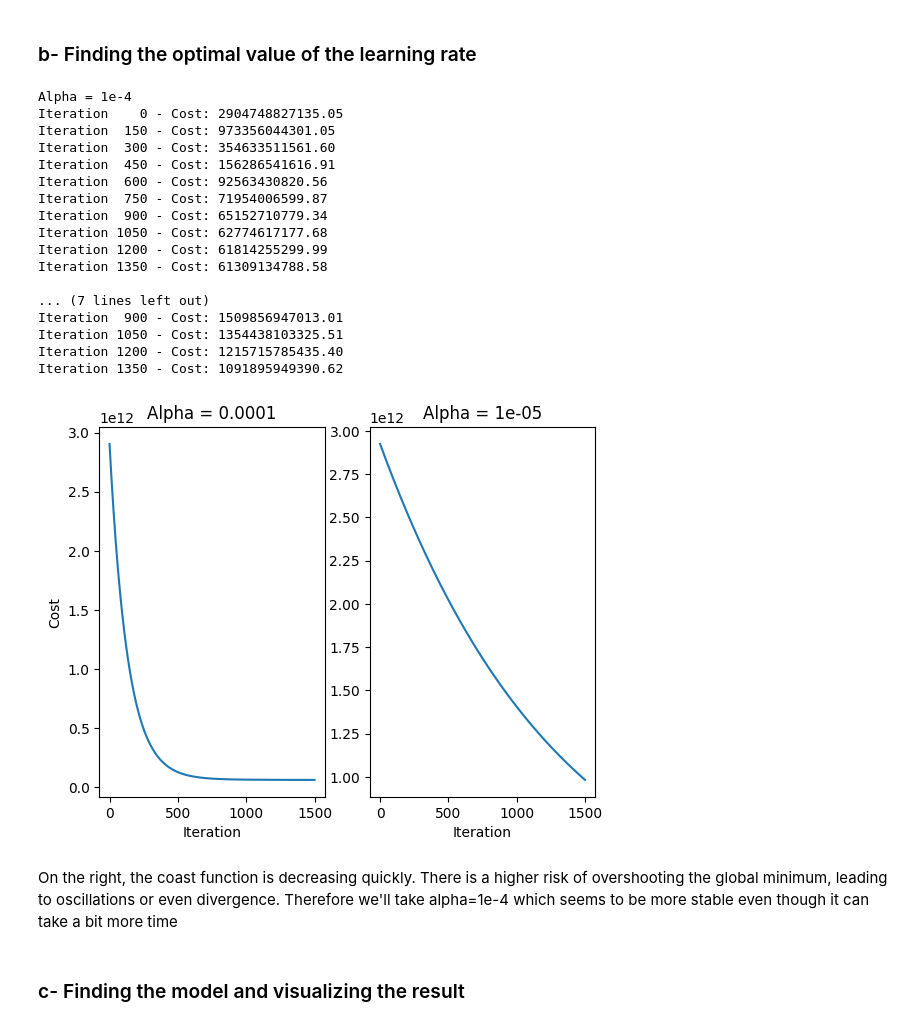
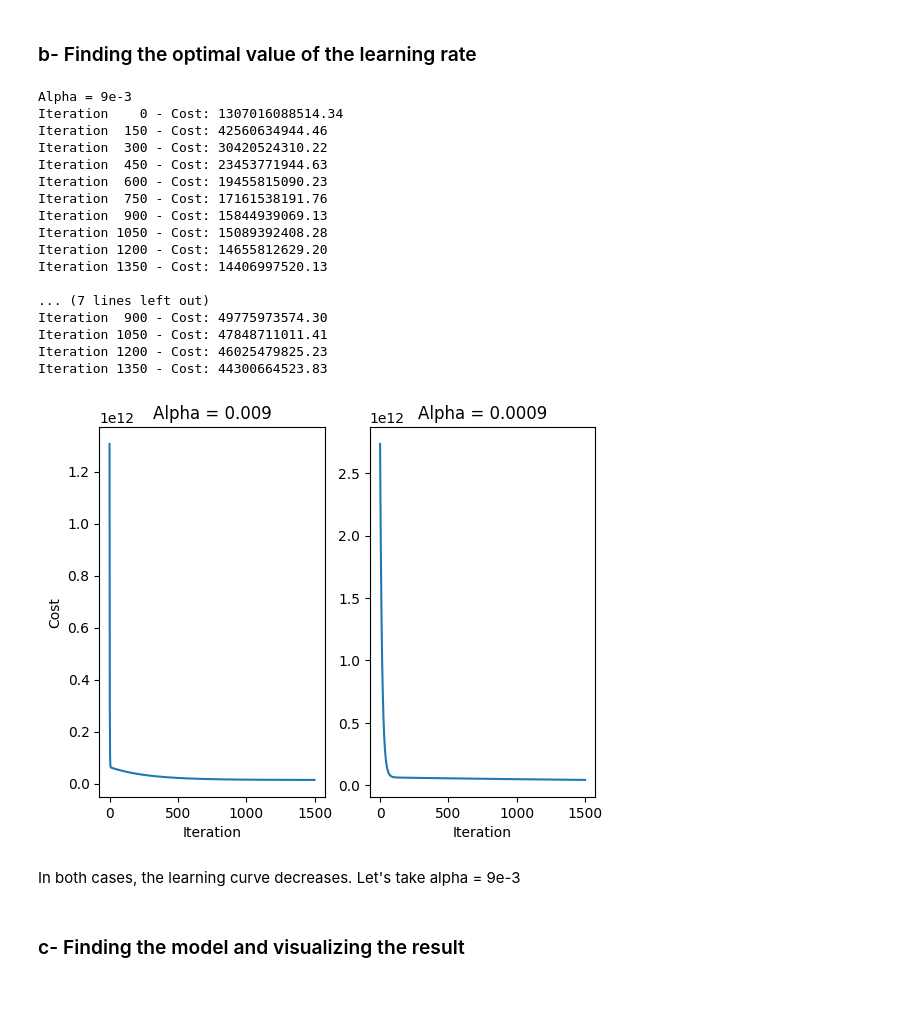
Before and after one commit to mathoxy/SALARY-PREDICTION, a Jupyter notebook: salary_prediction.ipynb, the cells around one changed output. Saved outputs shown, nothing was run; the diff lists cells and outputs as text; code cells hidden in the pictures; blank space fills up the shorter version.

```diff
--- a/salary_prediction.ipynb
+++ b/salary_prediction.ipynb
@@ -131,9 +131,8 @@ def gradient_descent(x, y, w_in, b_in, alpha, num_iters):
     return: the final weight, the final bias, the cost at each iteration, the weights at each iteration
     """
 
-    # An array to store cost J and w's at each iteration — primarily for graphing later
+    # An array to store cost J at each iteration — primarily for graphing later
     J_history = []
-    w_history = []
     w = copy.deepcopy(w_in)  #avoid modifying global w within function
     b = b_in
 
@@ -148,58 +147,54 @@ def gradient_descent(x, y, w_in, b_in, alpha, num_iters):
         # Save the cost J at each iteration
         if i < 10000:    # prevent memory overflow
             J_history.append(compute_cost(x, y, w, b))
-            w_history.append(w)
 
         # Print cost every at intervels 10 times or as many iteration if < 10
         if i % math.ceil(num_iters/10) == 0:
             print(f"Iteration {i:4} - Cost: {J_history[-1]:8.2f}")
 
-    return w, b, J_history, w_history
+    return w, b, J_history
 # %% [markdown]
 ### b- Finding the optimal value of the learning rate
 # %%
-# Trying alpha = 1e-4 and alpha = 1e-5 for number of iterations = 1500
+# Trying alpha = 9e-3 and alpha = 9e-4 for number of iterations = 1500
 j_history = []
-w_history = []
-print("Alpha = 1e-4")
-result = gradient_descent(x_train, y_train, 0, 0, 1e-4, 1500)
+print("Alpha = 9e-3")
+result = gradient_descent(x_train, y_train, 0, 0, 9e-3, 1500)
 j_history.append(result[2])
-w_history.append(result[3])
 
-print("\nAlpha = 1e-5")
-result = gradient_descent(x_train, y_train, 0, 0, 1e-5, 1500)
+print("\nAlpha = 1e-2")
+result = gradient_descent(x_train, y_train, 0, 0, 9e-4, 1500)
 j_history.append(result[2])
-w_history.append(result[3])
 
 # Plotting the cost function
 _, ax = plt.subplots(1, 2)
 for i in range(2):
     ax[i].plot(j_history[i])
     ax[i].set_xlabel("Iteration")
-    ax[i].set_title(f"Alpha = {1e-4 if i == 0 else 1e-5}")
+    ax[i].set_title(f"Alpha = {9e-3 if i == 0 else 9e-4}")
 ax[0].set_ylabel("Cost")
 plt.show()
 # %% [output]
-Alpha = 1e-4
-Iteration    0 - Cost: 2904748827135.05
-Iteration  150 - Cost: 973356044301.05
-Iteration  300 - Cost: 354633511561.60
-Iteration  450 - Cost: 156286541616.91
-Iteration  600 - Cost: 92563430820.56
-Iteration  750 - Cost: 71954006599.87
-Iteration  900 - Cost: 65152710779.34
-Iteration 1050 - Cost: 62774617177.68
-Iteration 1200 - Cost: 61814255299.99
-Iteration 1350 - Cost: 61309134788.58
+Alpha = 9e-3
+Iteration    0 - Cost: 1307016088514.34
+Iteration  150 - Cost: 42560634944.46
+Iteration  300 - Cost: 30420524310.22
+Iteration  450 - Cost: 23453771944.63
+Iteration  600 - Cost: 19455815090.23
+Iteration  750 - Cost: 17161538191.76
+Iteration  900 - Cost: 15844939069.13
+Iteration 1050 - Cost: 15089392408.28
+Iteration 1200 - Cost: 14655812629.20
+Iteration 1350 - Cost: 14406997520.13
 
 ... (7 lines left out)
-Iteration  900 - Cost: 1509856947013.01
-Iteration 1050 - Cost: 1354438103325.51
-Iteration 1200 - Cost: 1215715785435.40
-Iteration 1350 - Cost: 1091895949390.62
+Iteration  900 - Cost: 49775973574.30
+Iteration 1050 - Cost: 47848711011.41
+Iteration 1200 - Cost: 46025479825.23
+Iteration 1350 - Cost: 44300664523.83
-[figure, old version]
+[figure, new version]
-# %% [markdown]
-On the right, the coast function is decreasing quickly. There is a higher risk of overshooting the global minimum, leading to oscillations or even divergence. Therefore we'll take alpha=1e-4 which seems to be more stable even though it can take a bit more time
+# %% [markdown]
+In both cases, the learning curve decreases. Let's take alpha = 9e-3
 # %% [markdown]
 ### c- Finding the model and visualizing the result
 # %%
```
Also changed, not shown: parts of 2 cells of this notebook.
